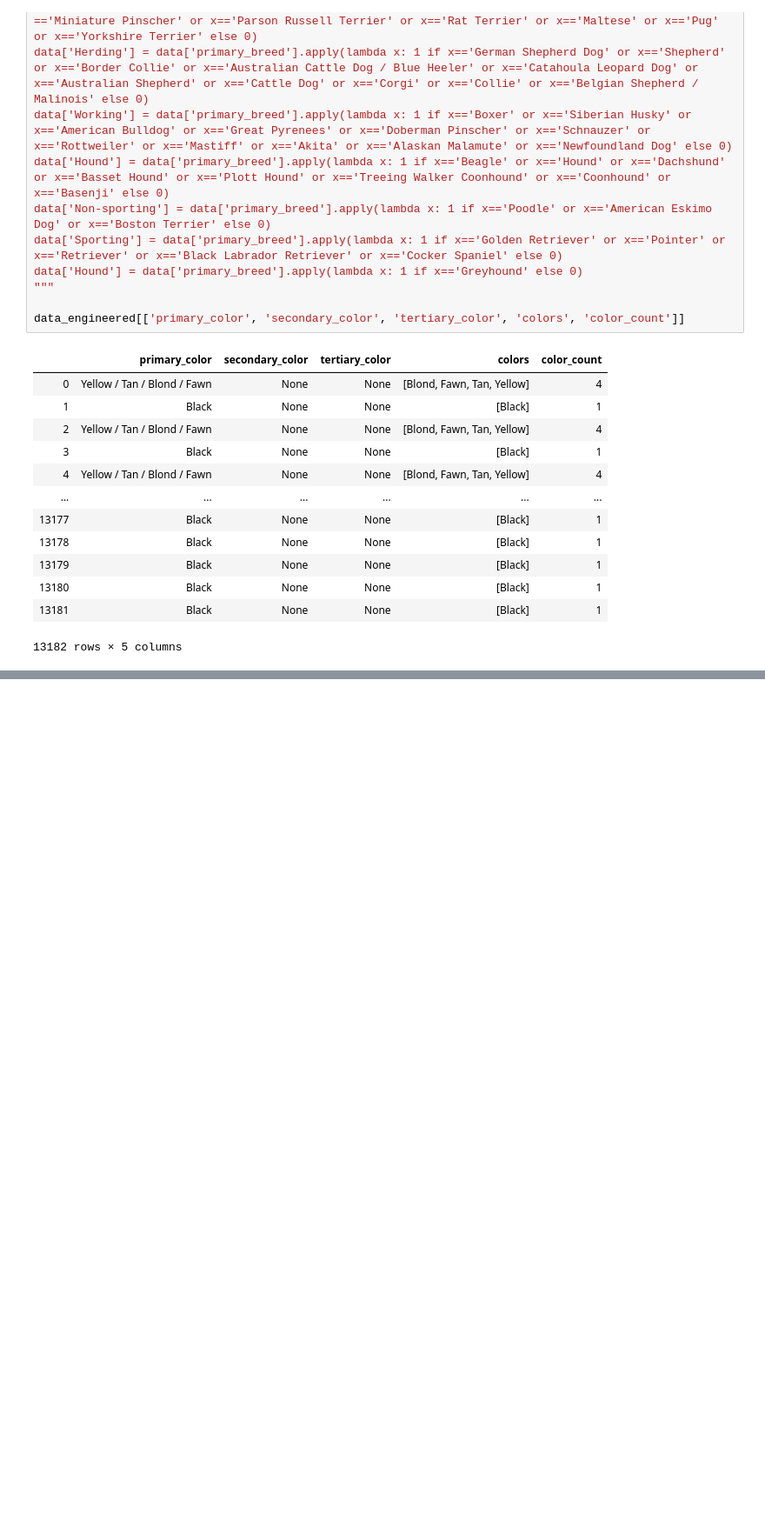
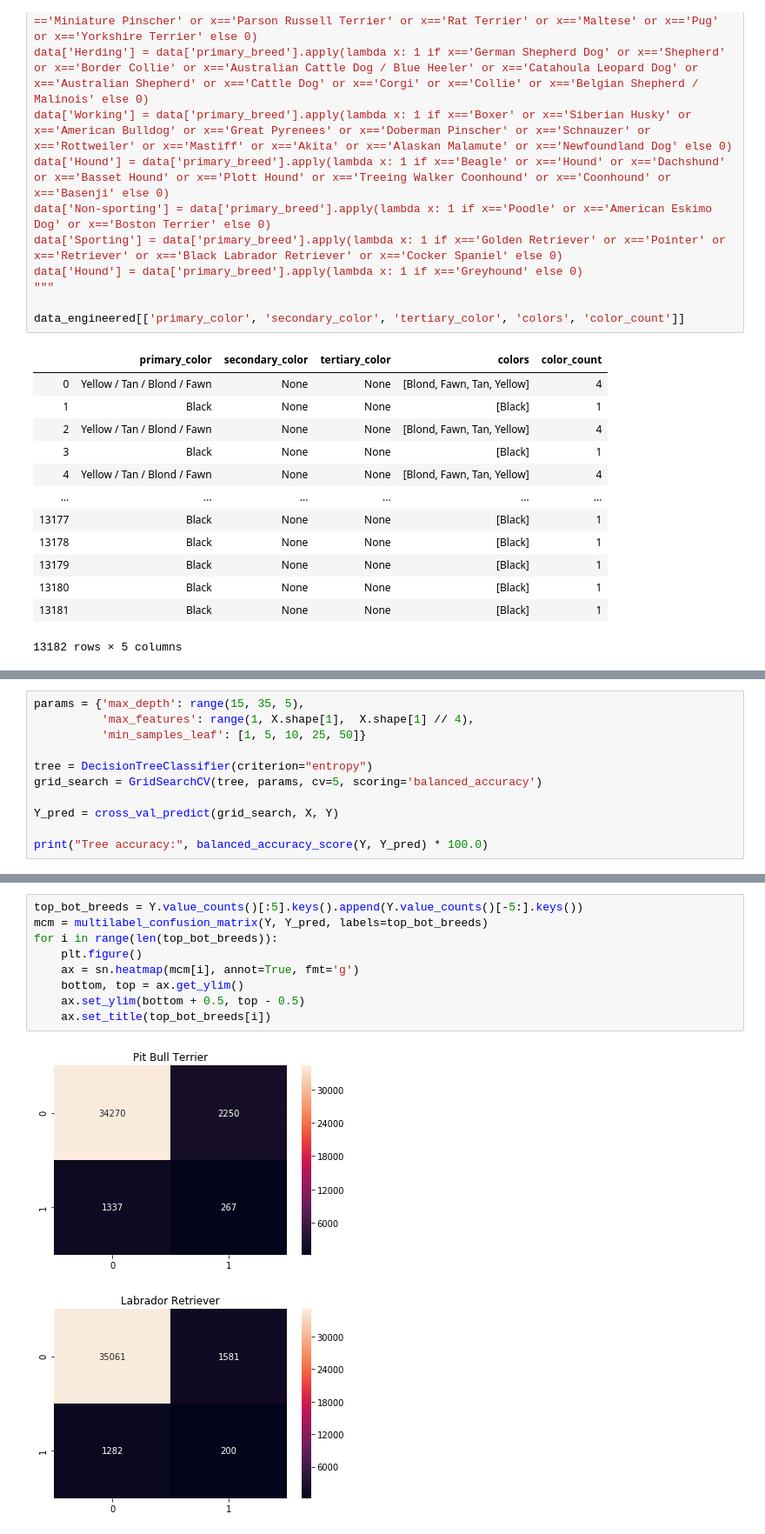
Before and after one commit to codesmary/doggo-mining, a Jupyter notebook: Classifier.ipynb, the cells around one changed output, grey strips where cells are left out. Shown: that part at 87% size. Saved outputs shown, nothing was run; the diff lists cells and outputs as text; blank space fills up the shorter version.

```diff
--- a/Classifier.ipynb
+++ b/Classifier.ipynb
@@ -233,0 +199,11 @@ SyntaxError: EOL while scanning string literal (<ipython-input-26-b88680bd7140>,
+# %%
+params = {'max_depth': range(15, 35, 5),
+          'max_features': range(1, X.shape[1],  X.shape[1] // 4),
+          'min_samples_leaf': [1, 5, 10, 25, 50]}
+
+tree = DecisionTreeClassifier(criterion="entropy")
+grid_search = GridSearchCV(tree, params, cv=5, scoring='balanced_accuracy')
+
+Y_pred = cross_val_predict(grid_search, X, Y)
+
+print("Tree accuracy:", balanced_accuracy_score(Y, Y_pred) * 100.0)
@@ -279,0 +250,12 @@ ValueError: multiclass format is not supported
+# %%
+top_bot_breeds = Y.value_counts()[:5].keys().append(Y.value_counts()[-5:].keys())
+mcm = multilabel_confusion_matrix(Y, Y_pred, labels=top_bot_breeds)
+for i in range(len(top_bot_breeds)):
+    plt.figure()
+    ax = sn.heatmap(mcm[i], annot=True, fmt='g')
+    bottom, top = ax.get_ylim()
+    ax.set_ylim(bottom + 0.5, top - 0.5)
+    ax.set_title(top_bot_breeds[i])
+# %% [output]
+[figure, added]
+[figure, added]
```
Also changed, not shown: parts of 14 cells of this notebook.
